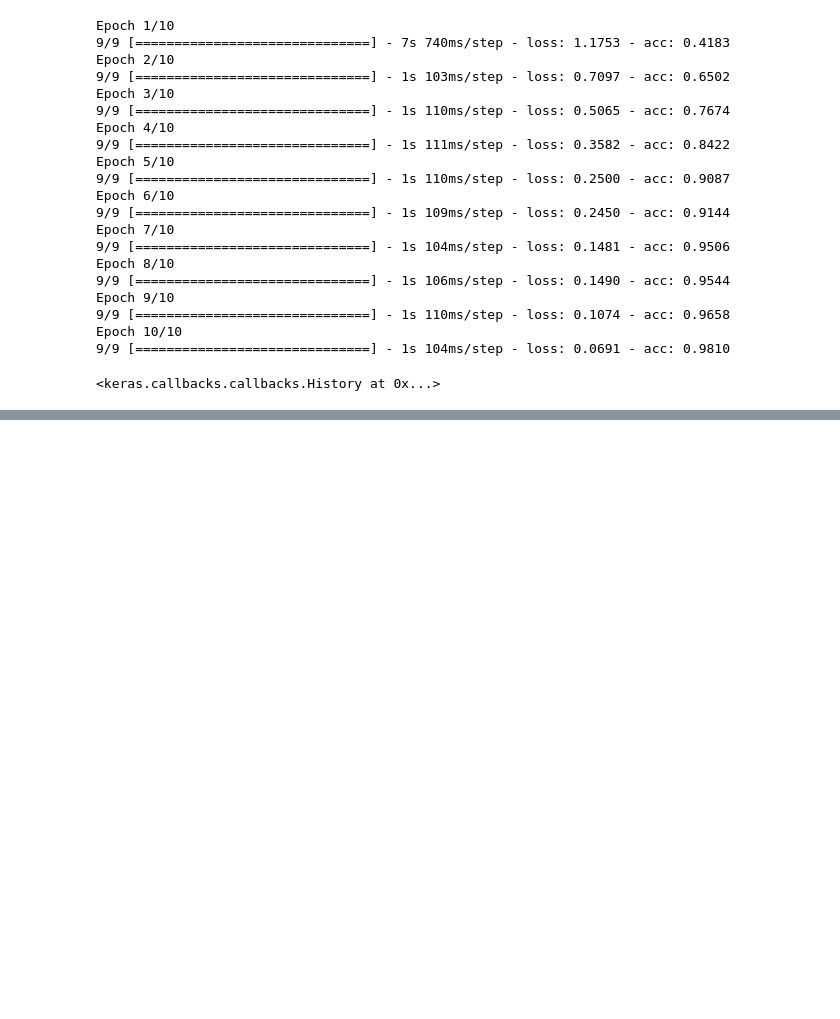
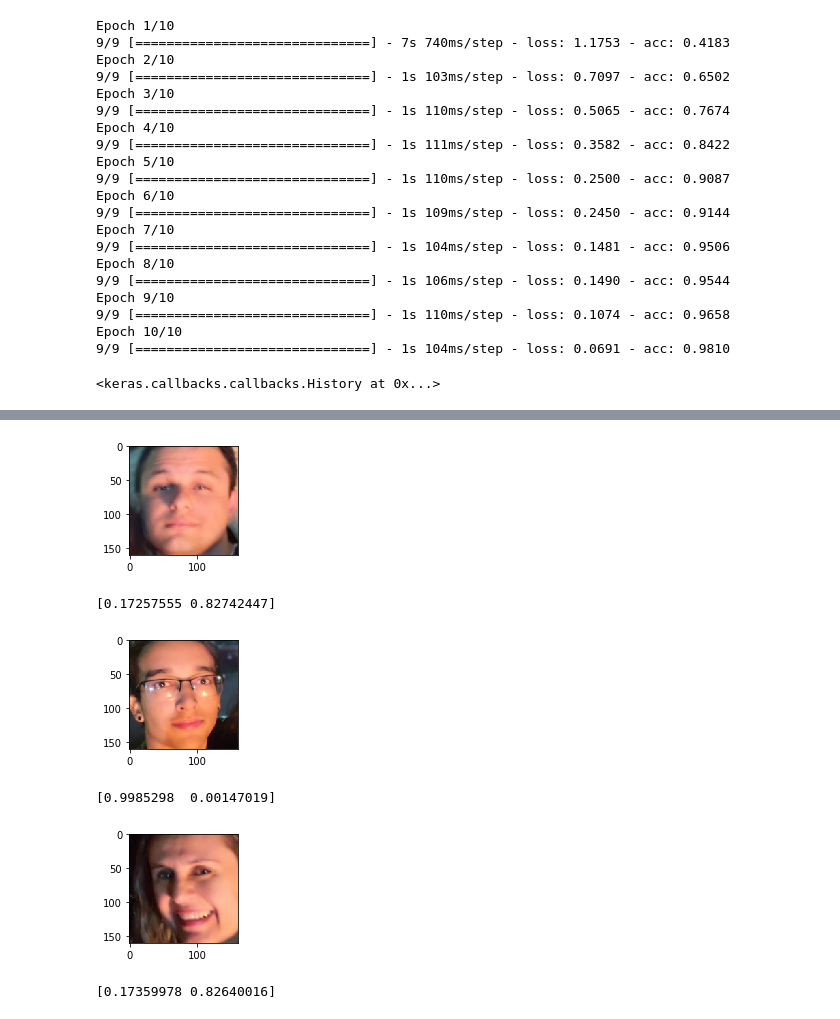
Before and after one commit to igorbispo99/Face-Recognition, a Jupyter notebook: DL/TrainModel.ipynb, the cells around one changed output, grey strips where cells are left out. Saved outputs shown, nothing was run; the diff lists cells and outputs as text; code cells hidden in the pictures; blank space fills up the shorter version.

Commit message:
Adicionada detectao multi faces

```diff
--- a/DL/TrainModel.ipynb
+++ b/DL/TrainModel.ipynb
@@ -178,0 +156,2 @@ error: OpenCV(4.1.2) /io/opencv/modules/highgui/src/window.cpp:376: error: (-215
+# %%
+model = load_model("me_detector.h5")
@@ -178,0 +165,33 @@ error: OpenCV(4.1.2) /io/opencv/modules/highgui/src/window.cpp:376: error: (-215
+# %%
+from face_detector import detect_faces_cascade
+
+faces, _ = detect_faces_cascade(img)
+
+plt.rcParams['figure.figsize'] = 2, 2
+for face in faces:
+    (x, y, w, h) = face
+
+    croped_img = img[y:y+w, x:x+h]
+    croped_img = 1/255 * cv.cvtColor(cv.resize(croped_img, (160, 160)), cv.COLOR_BGR2RGB)
+
+    is_my_face = model.predict(np.expand_dims(croped_img, 0))[0]
+
+    result = np.argmax(is_my_face)
+
+    plt.imshow(croped_img)
+    plt.show()
+    print(is_my_face)
+
+    if result == 0 and is_my_face[result] > 0.98:
+        color = (0, 255, 0)
+    else:
+        color = (0, 0, 255)
+
+    cv.rectangle(img, (x, y), (x+w, y+h), color, 2)
+# %% [output]
+[figure, added]
+[0.17257555 0.82742447]
+[figure, added]
+[0.9985298  0.00147019]
+[figure, added]
+[0.17359978 0.82640016]
```
Also changed, not shown: parts of 8 cells of this notebook, 2 other files.
